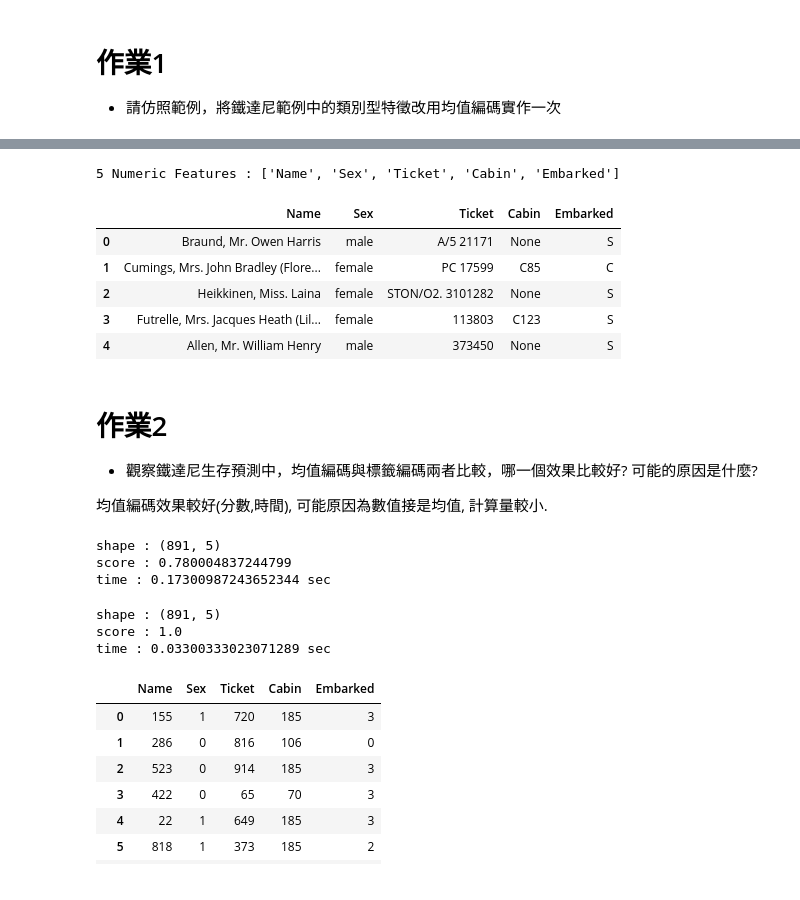
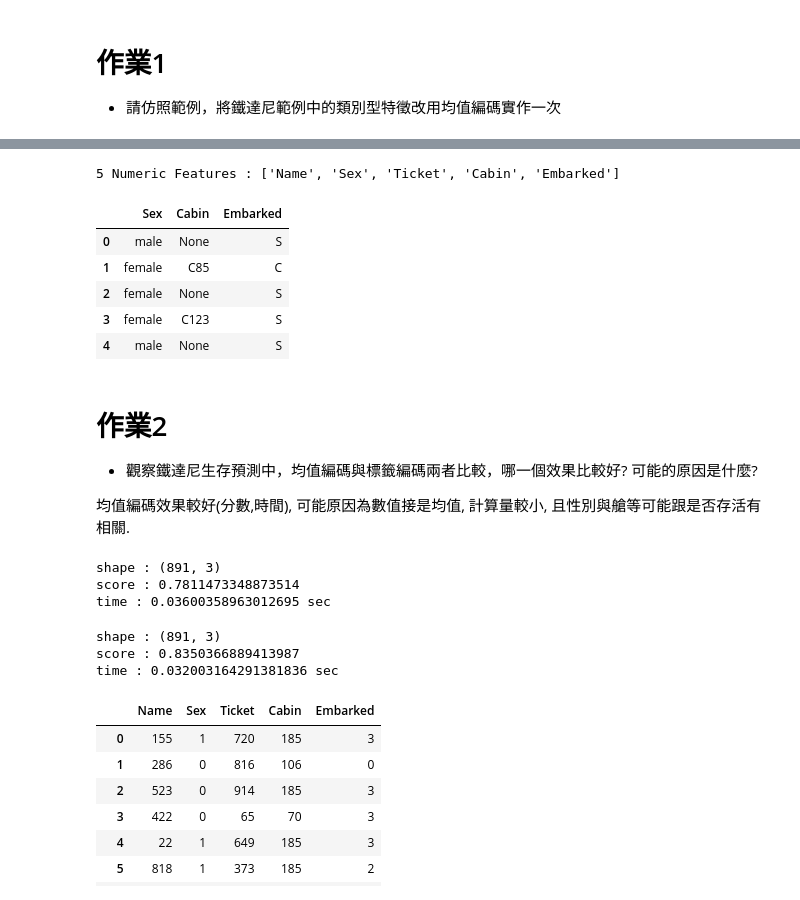
Before and after one commit to tingyenhsu/2nd-ML100Days, a Jupyter notebook: homework/Day_023_HW.ipynb, the cells around one changed output, grey strips where cells are left out. Drawn from its saved outputs; the diff is of its cells as text; code cells hidden in the pictures.

```diff
--- a/homework/Day_023_HW.ipynb
+++ b/homework/Day_023_HW.ipynb
@@ -41,29 +41,30 @@ df.head()
 # %%
 #只取類別值 (object) 型欄位, 存於 object_features 中
 object_features = []
 for dtype, feature in zip(df.dtypes, df.columns):
     if dtype == 'object':
         object_features.append(feature)
 print(f'{len(object_features)} Numeric Features : {object_features}\n')
 
 # 只留類別型欄位
 df = df[object_features]
+df = df[['Sex','Cabin','Embarked']]
 df = df.fillna('None')
 train_num = train_Y.shape[0]
 df.head()
 # %% [output]
 5 Numeric Features : ['Name', 'Sex', 'Ticket', 'Cabin', 'Embarked']
-|  | Name | Sex | Ticket | Cabin | Embarked |
-| 0 | Braund, Mr. Owen Harris | male | A/5 21171 | None | S |
-| 1 | Cumings, Mrs. John Bradley (Flore... | female | PC 17599 | C85 | C |
-| 2 | Heikkinen, Miss. Laina | female | STON/O2. 3101282 | None | S |
-| 3 | Futrelle, Mrs. Jacques Heath (Lil... | female | 113803 | C123 | S |
-| 4 | Allen, Mr. William Henry | male | 373450 | None | S |
+|  | Sex | Cabin | Embarked |
+| 0 | male | None | S |
+| 1 | female | C85 | C |
+| 2 | female | None | S |
+| 3 | female | C123 | S |
+| 4 | male | None | S |
 # %% [markdown]
 # 作業2
 * 觀察鐵達尼生存預測中，均值編碼與標籤編碼兩者比較，哪一個效果比較好? 可能的原因是什麼?
 
-均值編碼效果較好(分數,時間), 可能原因為數值接是均值, 計算量較小.
+均值編碼效果較好(分數,時間), 可能原因為數值接是均值, 計算量較小, 且性別與艙等可能跟是否存活有相關.
 # %%
 # 對照組 : 標籤編碼 + 邏輯斯迴歸
 df_temp = pd.DataFrame()
@@ -76,9 +77,9 @@ print(f'shape : {train_X.shape}')
 print(f'score : {cross_val_score(estimator, train_X, train_Y, cv=5).mean()}')
 print(f'time : {time.time() - start} sec')
 # %% [output]
-shape : (891, 5)
-score : 0.780004837244799
-time : 0.17300987243652344 sec
+shape : (891, 3)
+score : 0.7811473348873514
+time : 0.03600358963012695 sec
 # %%
 # 均值編碼 + 邏輯斯迴歸
 data = pd.concat([df[:train_num], train_Y], axis=1)
@@ -94,9 +95,9 @@ print(f'shape : {data.shape}')
 print(f'score : {cross_val_score(estimator, data, train_Y, cv=5).mean()}')
 print(f'time : {time.time() - start} sec')
 # %% [output]
-shape : (891, 5)
-score : 1.0
-time : 0.03300333023071289 sec
+shape : (891, 3)
+score : 0.8350366889413987
+time : 0.032003164291381836 sec
 # %%
 train_X
 # %% [output]
```
